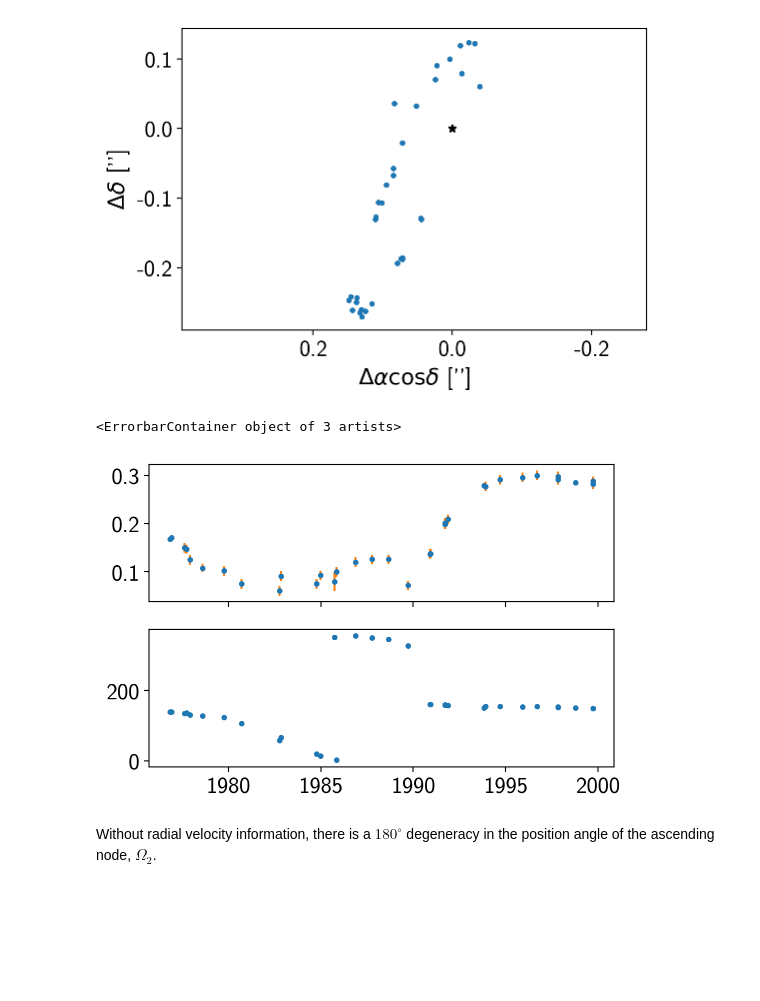
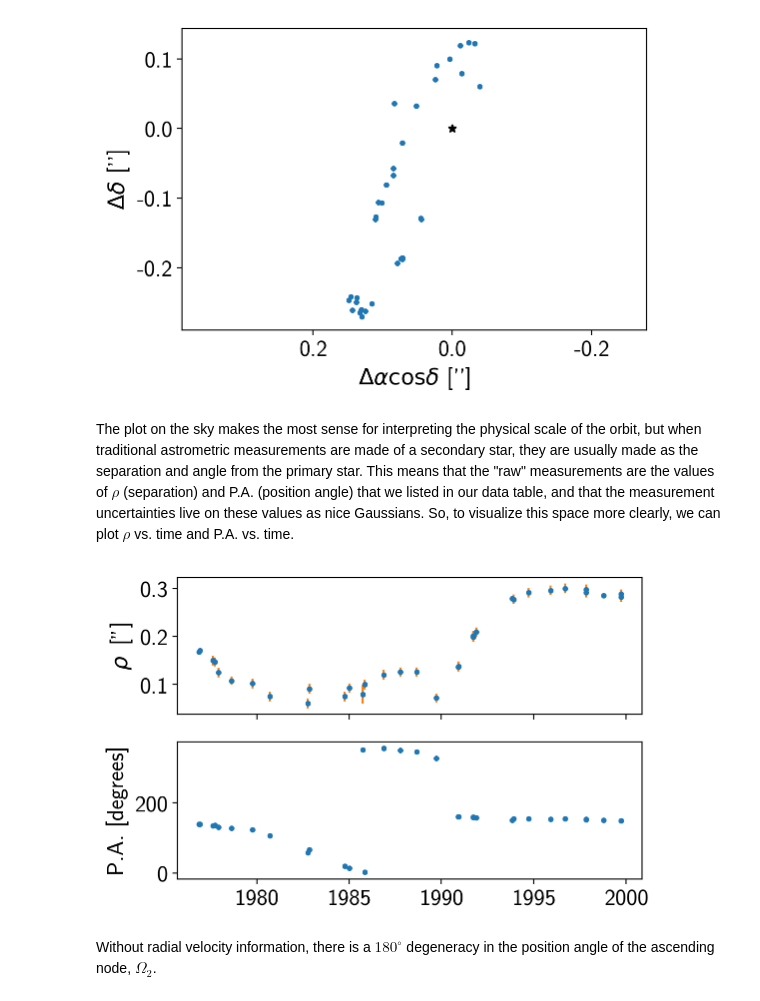
Before and after one commit to iancze/exoplanet, a Jupyter notebook: docs/notebooks/astrometric.ipynb, the cells around one changed output. Drawn from its saved outputs; the diff is of its cells as text; code cells hidden in the pictures; blank space fills up the shorter version.

```diff
--- a/docs/notebooks/astrometric.ipynb
+++ b/docs/notebooks/astrometric.ipynb
@@ -104,16 +109,19 @@ ax.plot(0,0, "k*")
 ax.set_aspect("equal", "datalim")
 # %% [output]
 [figure]
+# %% [markdown]
+The plot on the sky makes the most sense for interpreting the physical scale of the orbit, but when traditional astrometric measurements are made of a secondary star, they are usually made as the separation and angle from the primary star. This means that the "raw" measurements are the values of $\rho$ (separation) and P.A. (position angle) that we listed in our data table, and that the measurement uncertainties live on these values as nice Gaussians. So, to visualize this space more clearly, we can plot $\rho$ vs. time and P.A. vs. time.
 # %%
 fig, ax = plt.subplots(nrows=2, sharex=True)
 ax[0].plot(astro_yrs, rho_data, ".")
 ax[0].errorbar(astro_yrs, rho_data, yerr=rho_err, ls="")
+ax[0].set_ylabel(r'$\rho\,$ ["]')
 
 ax[1].plot(astro_yrs, theta_data, ".")
 ax[1].errorbar(astro_yrs, theta_data, yerr=theta_err, ls="")
+ax[1].set_ylabel(r'P.A. [degrees]');
 # %% [output]
-<ErrorbarContainer object of 3 artists>
-[figure, old version]
+[figure, new version]
 # %%
 # this is the way the orbit is plotted in Hartkopf et al. 1996
 
```
Also changed, not shown: parts of 5 cells of this notebook, 1 other file.
